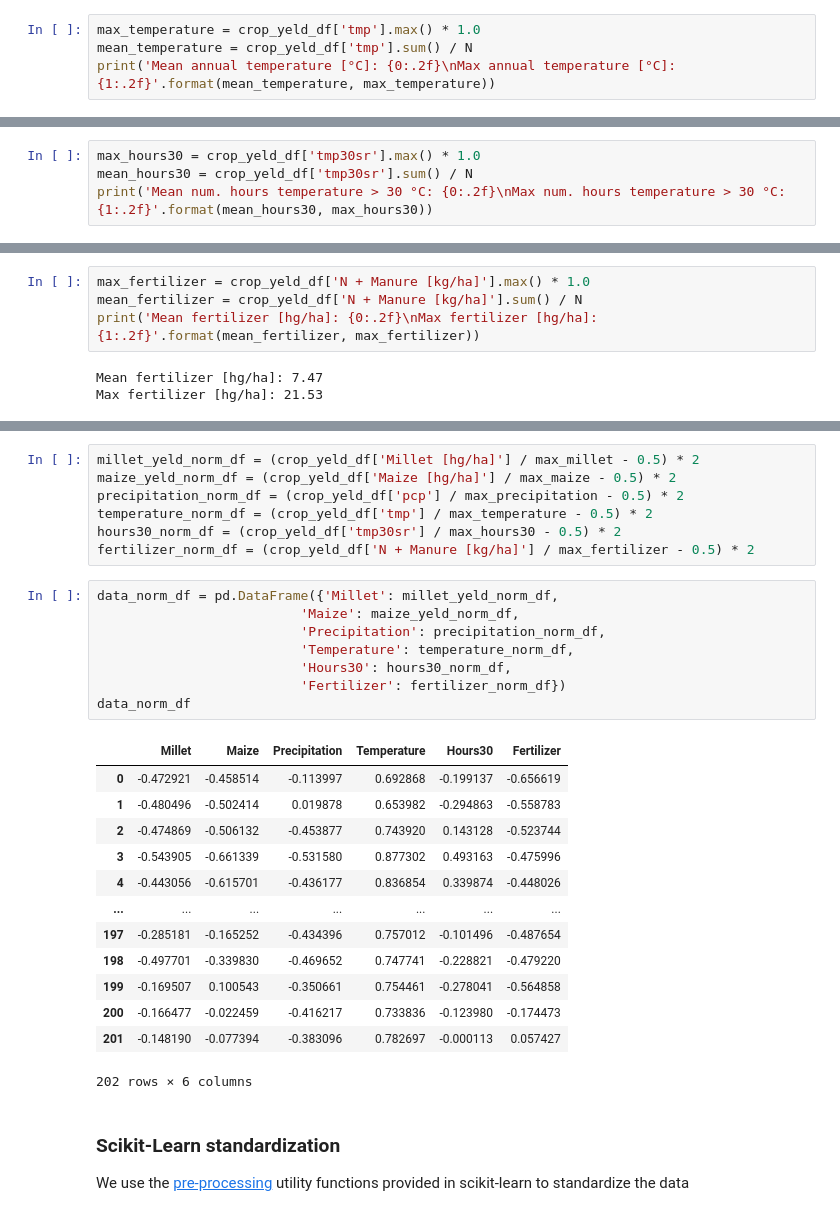
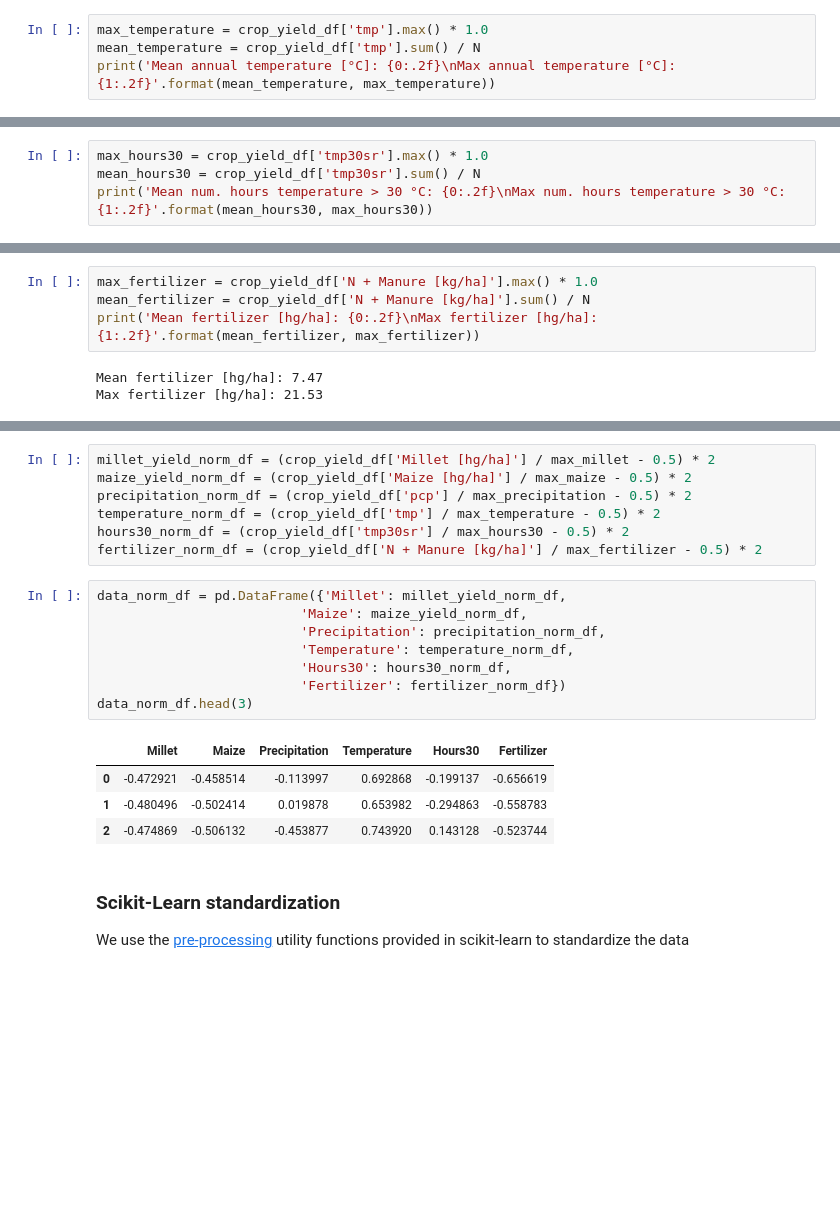
Before and after one commit to luigiselmi/climate, a Jupyter notebook: iia/crop_production.ipynb, the cells around one changed output, grey strips where cells are left out. Saved outputs shown, nothing was run; the diff lists cells and outputs as text; blank space fills up the shorter version.

```diff
--- a/iia/crop_production.ipynb
+++ b/iia/crop_production.ipynb
@@ -311,22 +311,22 @@ print('Mean annual precipitation [mm]: {0:.2f}\nMax annual precipitation [mm]: {
 Mean annual precipitation [mm]: 61.63
 Max annual precipitation [mm]: 180.37
 # %%
-max_temperature = crop_yeld_df['tmp'].max() * 1.0
-mean_temperature = crop_yeld_df['tmp'].sum() / N
+max_temperature = crop_yield_df['tmp'].max() * 1.0
+mean_temperature = crop_yield_df['tmp'].sum() / N
 print('Mean annual temperature [°C]: {0:.2f}\nMax annual temperature [°C]: {1:.2f}'.format(mean_temperature, max_temperature))
 # %% [output]
 Mean annual temperature [°C]: 28.08
 Max annual temperature [°C]: 31.28
 # %%
-max_hours30 = crop_yeld_df['tmp30sr'].max() * 1.0
-mean_hours30 = crop_yeld_df['tmp30sr'].sum() / N
+max_hours30 = crop_yield_df['tmp30sr'].max() * 1.0
+mean_hours30 = crop_yield_df['tmp30sr'].sum() / N
 print('Mean num. hours temperature > 30 °C: {0:.2f}\nMax num. hours temperature > 30 °C: {1:.2f}'.format(mean_hours30, max_hours30))
 # %% [output]
 Mean num. hours temperature > 30 °C: 666.40
 Max num. hours temperature > 30 °C: 1459.46
 # %%
-max_fertilizer = crop_yeld_df['N + Manure [kg/ha]'].max() * 1.0
-mean_fertilizer = crop_yeld_df['N + Manure [kg/ha]'].sum() / N
+max_fertilizer = crop_yield_df['N + Manure [kg/ha]'].max() * 1.0
+mean_fertilizer = crop_yield_df['N + Manure [kg/ha]'].sum() / N
 print('Mean fertilizer [hg/ha]: {0:.2f}\nMax fertilizer [hg/ha]: {1:.2f}'.format(mean_fertilizer, max_fertilizer))
 # %% [output]
 Mean fertilizer [hg/ha]: 7.47
@@ -354,34 +354,25 @@ data_df
 | 201 | 7872 | 15384 | 55.634737 | 27.882928 | 729.646388 | 11.3832 |
 202 rows × 6 columns
 # %%
-millet_yeld_norm_df = (crop_yeld_df['Millet [hg/ha]'] / max_millet - 0.5) * 2
-maize_yeld_norm_df = (crop_yeld_df['Maize [hg/ha]'] / max_maize - 0.5) * 2
-precipitation_norm_df = (crop_yeld_df['pcp'] / max_precipitation - 0.5) * 2
-temperature_norm_df = (crop_yeld_df['tmp'] / max_temperature - 0.5) * 2
-hours30_norm_df = (crop_yeld_df['tmp30sr'] / max_hours30 - 0.5) * 2
-fertilizer_norm_df = (crop_yeld_df['N + Manure [kg/ha]'] / max_fertilizer - 0.5) * 2
+millet_yield_norm_df = (crop_yield_df['Millet [hg/ha]'] / max_millet - 0.5) * 2
+maize_yield_norm_df = (crop_yield_df['Maize [hg/ha]'] / max_maize - 0.5) * 2
+precipitation_norm_df = (crop_yield_df['pcp'] / max_precipitation - 0.5) * 2
+temperature_norm_df = (crop_yield_df['tmp'] / max_temperature - 0.5) * 2
+hours30_norm_df = (crop_yield_df['tmp30sr'] / max_hours30 - 0.5) * 2
+fertilizer_norm_df = (crop_yield_df['N + Manure [kg/ha]'] / max_fertilizer - 0.5) * 2
 # %%
-data_norm_df = pd.DataFrame({'Millet': millet_yeld_norm_df,
-                          'Maize': maize_yeld_norm_df,
+data_norm_df = pd.DataFrame({'Millet': millet_yield_norm_df,
+                          'Maize': maize_yield_norm_df,
                           'Precipitation': precipitation_norm_df,
                           'Temperature': temperature_norm_df,
                           'Hours30': hours30_norm_df,
                           'Fertilizer': fertilizer_norm_df})
-data_norm_df
+data_norm_df.head(3)
 # %% [output]
 |  | Millet | Maize | Precipitation | Temperature | Hours30 | Fertilizer |
 | 0 | -0.472921 | -0.458514 | -0.113997 | 0.692868 | -0.199137 | -0.656619 |
 | 1 | -0.480496 | -0.502414 | 0.019878 | 0.653982 | -0.294863 | -0.558783 |
 | 2 | -0.474869 | -0.506132 | -0.453877 | 0.743920 | 0.143128 | -0.523744 |
-| 3 | -0.543905 | -0.661339 | -0.531580 | 0.877302 | 0.493163 | -0.475996 |
-| 4 | -0.443056 | -0.615701 | -0.436177 | 0.836854 | 0.339874 | -0.448026 |
-| ... | ... | ... | ... | ... | ... | ... |
-| 197 | -0.285181 | -0.165252 | -0.434396 | 0.757012 | -0.101496 | -0.487654 |
-| 198 | -0.497701 | -0.339830 | -0.469652 | 0.747741 | -0.228821 | -0.479220 |
-| 199 | -0.169507 | 0.100543 | -0.350661 | 0.754461 | -0.278041 | -0.564858 |
-| 200 | -0.166477 | -0.022459 | -0.416217 | 0.733836 | -0.123980 | -0.174473 |
-| 201 | -0.148190 | -0.077394 | -0.383096 | 0.782697 | -0.000113 | 0.057427 |
-202 rows × 6 columns
 # %% [markdown]
 ### Scikit-Learn standardization
 We use the [pre-processing](https://scikit-learn.org/stable/modules/preprocessing.html) utility functions provided in scikit-learn to standardize the data
```
Also changed, not shown: parts of 34 cells of this notebook.
